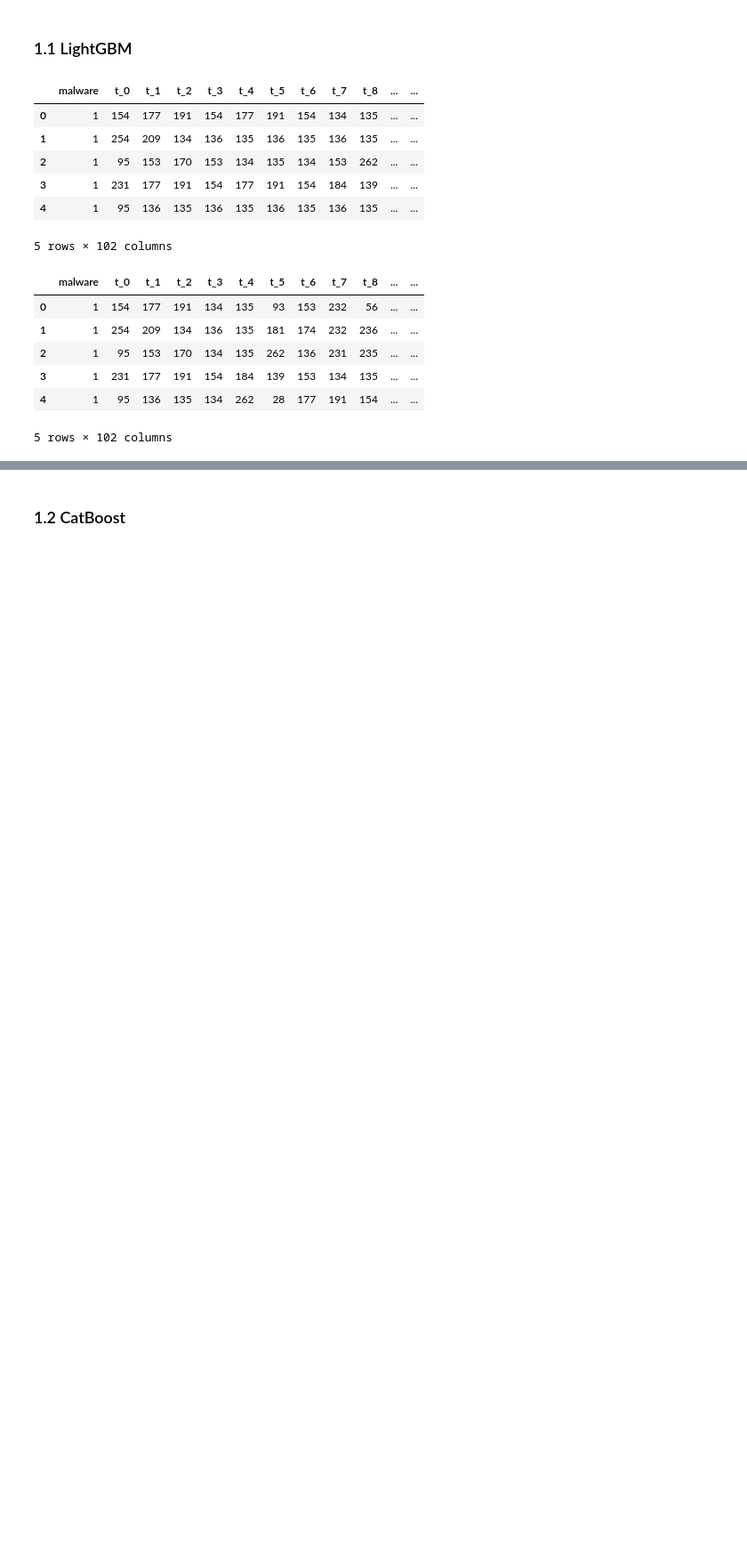
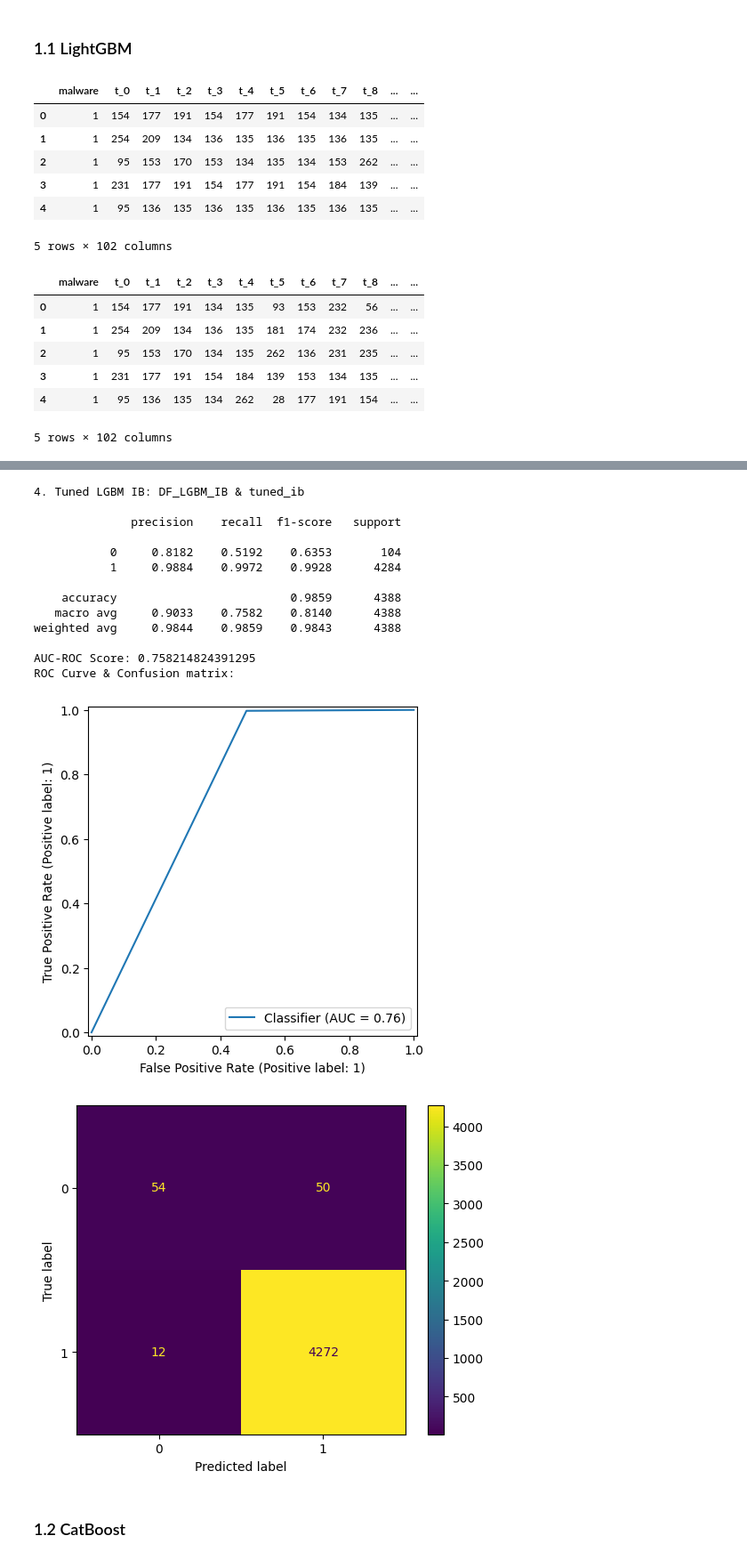
Before and after one commit to jm55/THESIS, a Jupyter notebook: Official Development/GBDT_Evaluation/1 Model_Robustness.ipynb, the cells around one changed output, grey strips where cells are left out. Shown at 89% size. Drawn from its saved outputs; the diff is of its cells as text; code cells hidden in the pictures; blank space fills up the shorter version.

```diff
--- a/Official Development/GBDT_Evaluation/1 Model_Robustness.ipynb
+++ b/Official Development/GBDT_Evaluation/1 Model_Robustness.ipynb
@@ -68,3 +133,22 @@ https://scikit-learn.org/stable/model_persistence.html#security-maintainability-
+# %%
+print("4. Tuned LGBM IB\n")
+evaluate(tuned_ib, DF_LGBM_IB.iloc[:,1:101], DF_LGBM_IB.iloc[:,0])
+# %% [output]
+4. Tuned LGBM IB: DF_LGBM_IB & tuned_ib
+
+              precision    recall  f1-score   support
+
+           0     0.8182    0.5192    0.6353       104
+           1     0.9884    0.9972    0.9928      4284
+
+    accuracy                         0.9859      4388
+   macro avg     0.9033    0.7582    0.8140      4388
+weighted avg     0.9844    0.9859    0.9843      4388
+
+AUC-ROC Score: 0.758214824391295
+ROC Curve & Confusion matrix:
+[figure, added]
+[figure, added]
 # %% [markdown]
 ### 1.2 CatBoost
 # %%
```
Also changed, not shown: parts of 15 cells of this notebook.
